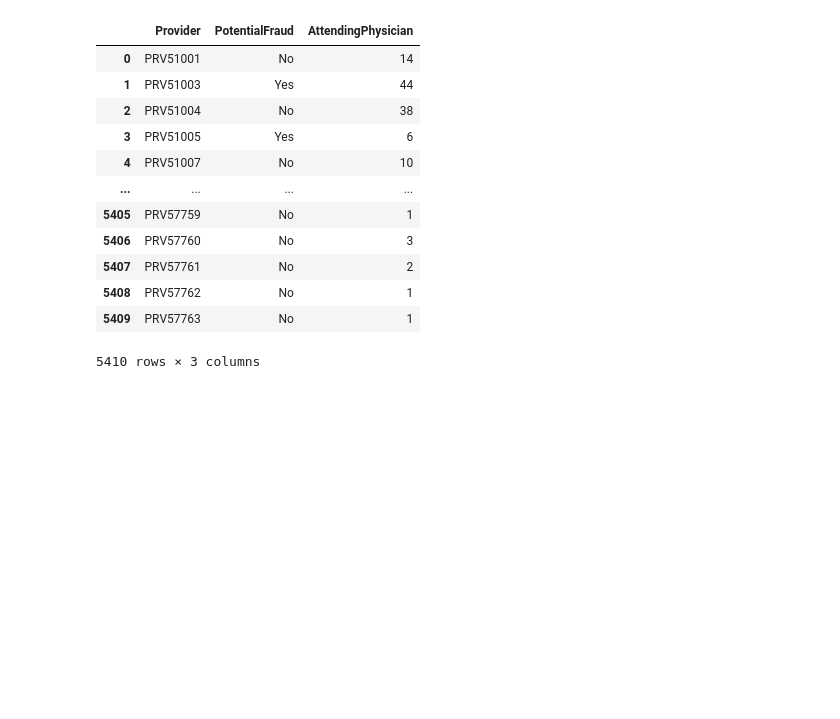
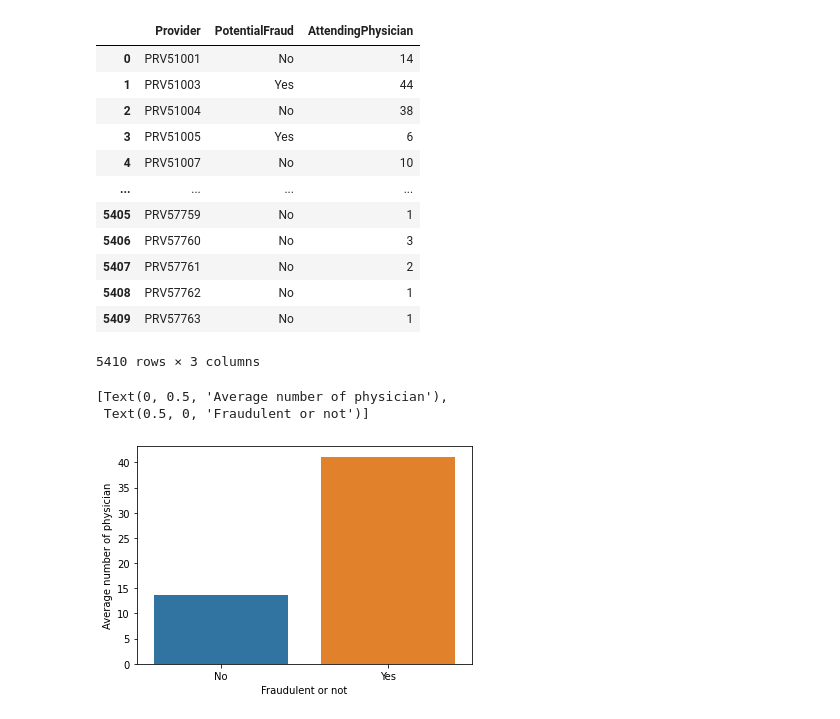
Before and after one commit to SarraJb/Sample-Repo-Joao, a Jupyter notebook: healthcare_fraud.ipynb, the cells around one changed output. Drawn from its saved outputs; the diff is of its cells as text; code cells hidden in the pictures; blank space fills up the shorter version.

```diff
--- a/healthcare_fraud.ipynb
+++ b/healthcare_fraud.ipynb
@@ -574,6 +591,6 @@ groups.loc[groups['ClaimID']>700]
 # %%
-groups = final_train.groupby(['Provider', 'PotentialFraud'], as_index=False)['AttendingPhysician'].nunique()
-groups
+grp2 = final_train.groupby(['Provider', 'PotentialFraud'], as_index=False)['AttendingPhysician'].nunique()
+grp2
 # %% [output]
 |  | Provider | PotentialFraud | AttendingPhysician |
 | 0 | PRV51001 | No | 14 |
@@ -588,3 +605,11 @@ groups
 | 5408 | PRV57762 | No | 1 |
 | 5409 | PRV57763 | No | 1 |
 5410 rows × 3 columns
+# %%
+groups=grp2.groupby(['PotentialFraud'], as_index=False)[['AttendingPhysician']].mean()
+ax=sns.barplot(x='PotentialFraud',y='AttendingPhysician', data=groups)
+ax.set(xlabel="Fraudulent or not", ylabel = "Average number of physician")
+# %% [output]
+[Text(0, 0.5, 'Average number of physician'),
+ Text(0.5, 0, 'Fraudulent or not')]
+[figure, added]
```
Also changed, not shown: parts of 14 cells of this notebook.
